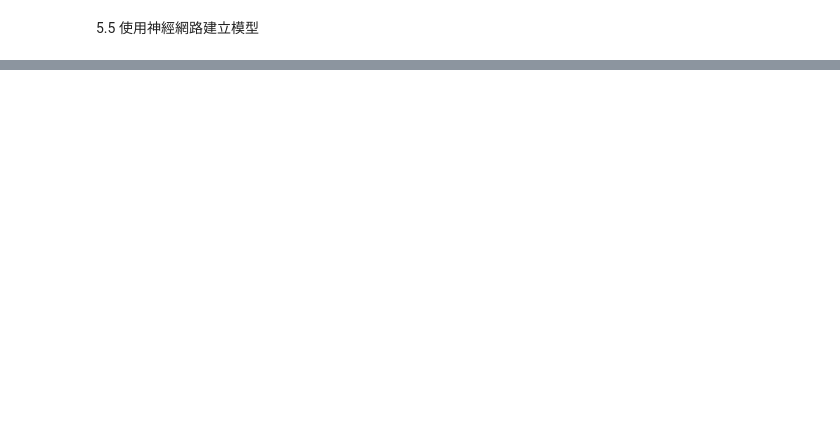
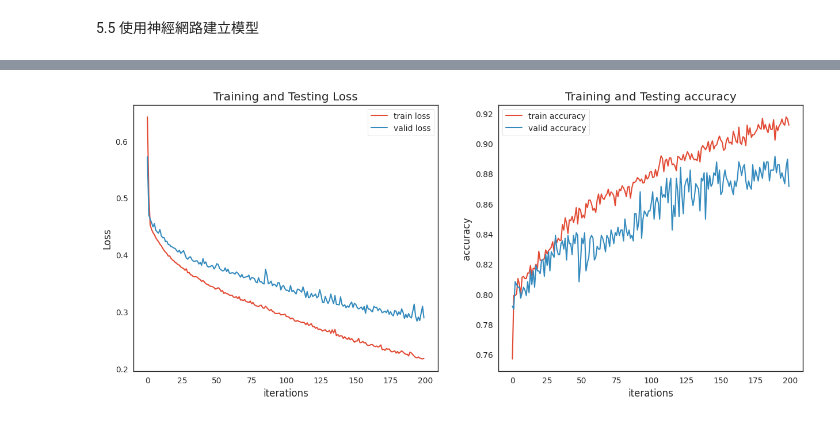
Before and after one commit to jinrumiao/Prediction-of-quality-of-Wine, a Jupyter notebook: 專題實作_02：紅酒品質預測.ipynb, the cells around one changed output, grey strips where cells are left out. Drawn from its saved outputs; the diff is of its cells as text; code cells hidden in the pictures; blank space fills up the shorter version.

```diff
--- a/專題實作_02：紅酒品質預測.ipynb
+++ b/專題實作_02：紅酒品質預測.ipynb
@@ -691,0 +767,3 @@ plt.show()
+# %%
+model_binary = nnModel_binary()
+print(model_binary)
@@ -691,0 +779,10 @@ plt.show()
+# %%
+device = (
+    "cuda"
+    if torch.cuda.is_available()
+    else "mps"
+    if torch.backends.mps.is_available()
+    else "cpu"
+)
+print(f"Using {device} device")
+model_binary.to(device)
@@ -691,0 +890,22 @@ plt.show()
+# %%
+# 畫出loss & accuracy隨著epoch改變的關係
+fig = plt.figure(figsize=(15, 6))
+fig.add_subplot(1, 2, 1)
+plt.title("Training and Testing Loss")
+plt.plot(train_losses, label="train loss")
+plt.plot(valid_losses, label="valid loss")
+plt.xlabel("iterations")
+plt.ylabel("Loss")
+plt.legend()
+fig.add_subplot(1, 2, 2)
+plt.title("Training and Testing accuracy")
+plt.plot(train_acc, label="train accuracy")
+plt.plot(valid_acc, label="valid accuracy")
+plt.xlabel("iterations")
+plt.ylabel("accuracy")
+plt.legend()
+# plt.savefig("loss & accuracy.jpg")
+
+plt.show()
+# %% [output]
+[figure, added]
```
Also changed, not shown: parts of 26 cells of this notebook.
